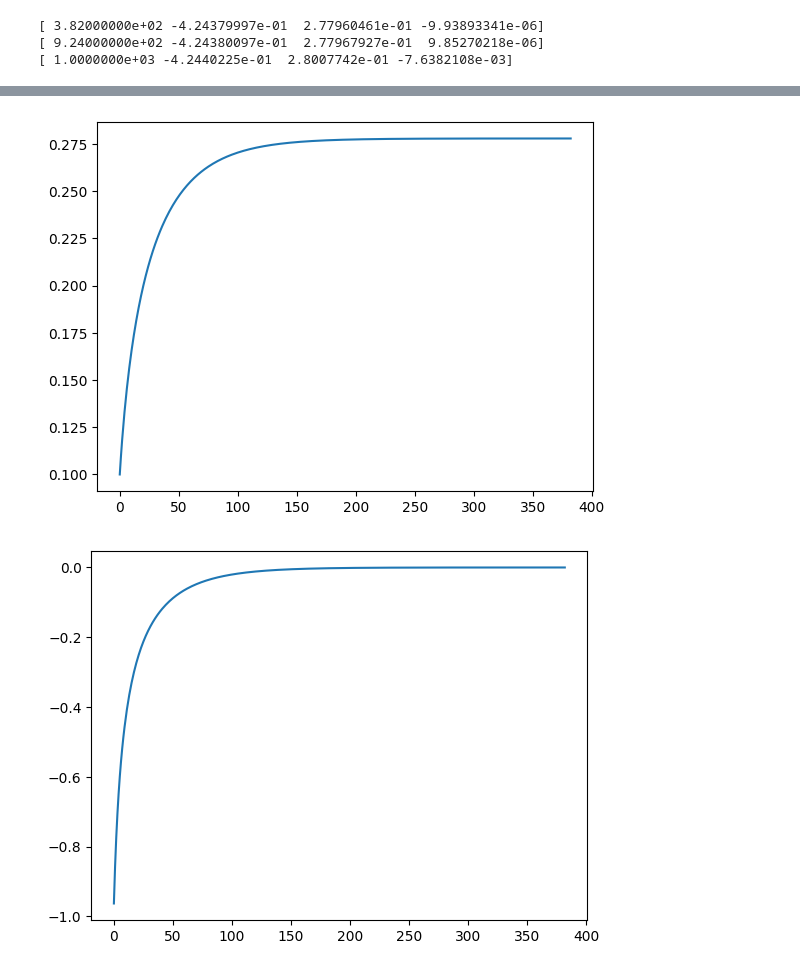
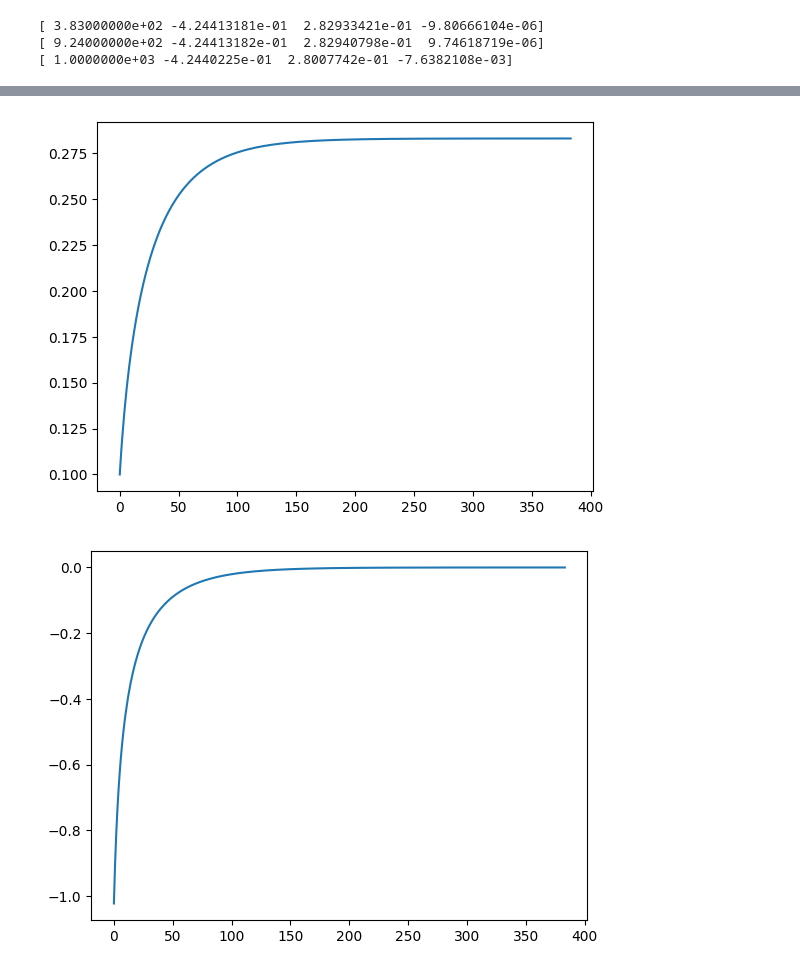
Before and after one commit to Blu3P34/Computational-Physics, a Jupyter notebook: Approximation for Hydrogen atom/Hydrogen.ipynb, the cells around one changed output, grey strips where cells are left out. Cells and saved outputs as stored; diff of their text form; code cells hidden in the pictures.

```diff
--- a/Approximation for Hydrogen atom/Hydrogen.ipynb
+++ b/Approximation for Hydrogen atom/Hydrogen.ipynb
@@ -75,32 +75,33 @@ def Hydrogen4(a0,a1,a2,a3,print_eigenfunction) :
     return eigenenergy
 # %%
 def gradient_descent1(a0,step_size,limit) :
-    gradient = (Hydrogen1(a0+step_size,0) - Hydrogen1(a0,0))/step_size
+    gradient = (Hydrogen1(a0+0.00001,0) - Hydrogen1(a0,0))/0.00001
     i = 0
     data = np.array([[i],[Hydrogen1(a0,0)],[a0],[gradient]])
     while i < limit and np.abs(gradient) > 0.00001:
         a0 = a0 - step_size*gradient
         i += 1
-        gradient = (Hydrogen1(a0+step_size,0) - Hydrogen1(a0,0))/step_size
+        gradient = (Hydrogen1(a0+0.00001,0) - Hydrogen1(a0,0))/0.00001
         data = np.append(data,[[i],[Hydrogen1(a0,0)],[a0],[gradient]], axis = 1)
     return data
 
 test1 = gradient_descent1(0.1,0.01,1000)
 test2 = gradient_descent1(5,0.01,1000)
 test3 = gradient_descent1(0.28,0.00001,1000)
+
 for ele in range(1,4) :
     plt.figure(ele)
     plt.plot(test1[0,:],test1[ele,:])
 
 print(test1[:,-1])
 print(test2[:,-1])
 print(test3[:,-1])
 # %% [output]
-[ 3.82000000e+02 -4.24379997e-01  2.77960461e-01 -9.93893341e-06]
-[ 9.24000000e+02 -4.24380097e-01  2.77967927e-01  9.85270218e-06]
+[ 3.83000000e+02 -4.24413181e-01  2.82933421e-01 -9.80666104e-06]
+[ 9.24000000e+02 -4.24413182e-01  2.82940798e-01  9.74618719e-06]
 [ 1.0000000e+03 -4.2440225e-01  2.8007742e-01 -7.6382108e-03]
 [figure]
-[figure, old version]
+[figure, new version]
-[figure, old version]
+[figure, new version]
 # %%
 def gradient_descent2(a0,a1,step_size,limit) :
```
Also changed, not shown: parts of 3 cells of this notebook.
